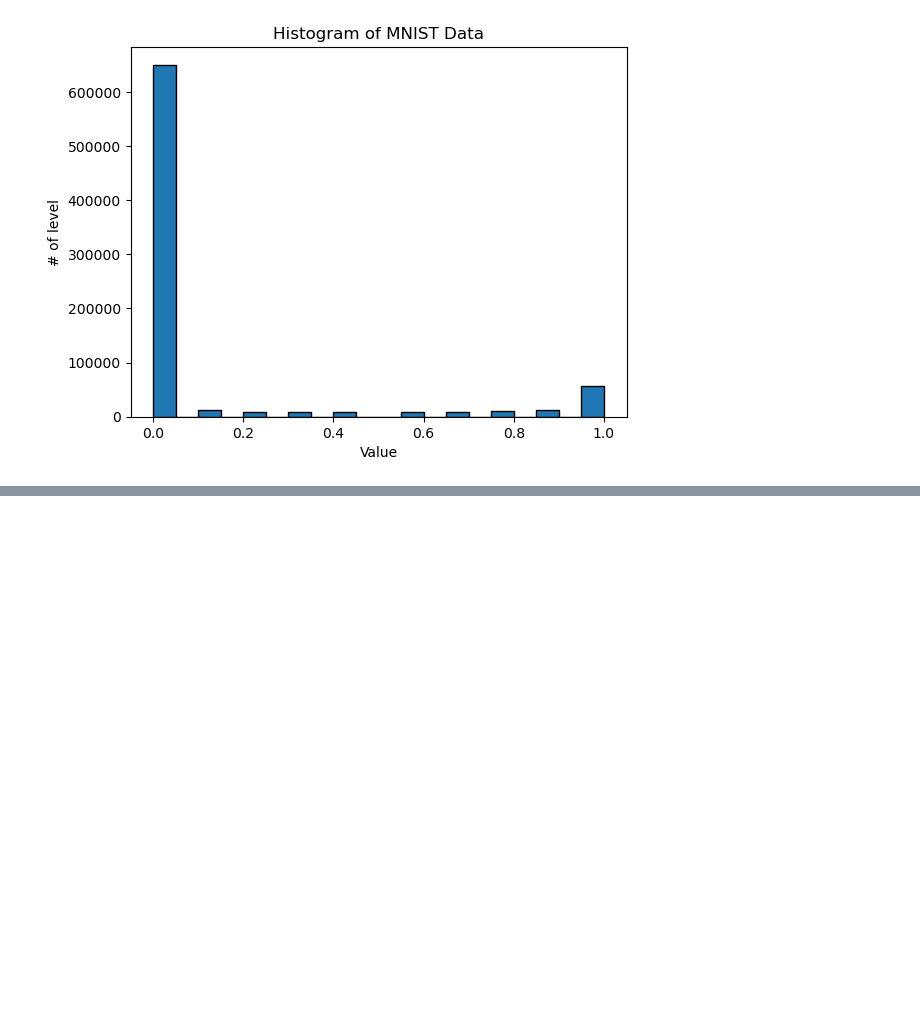
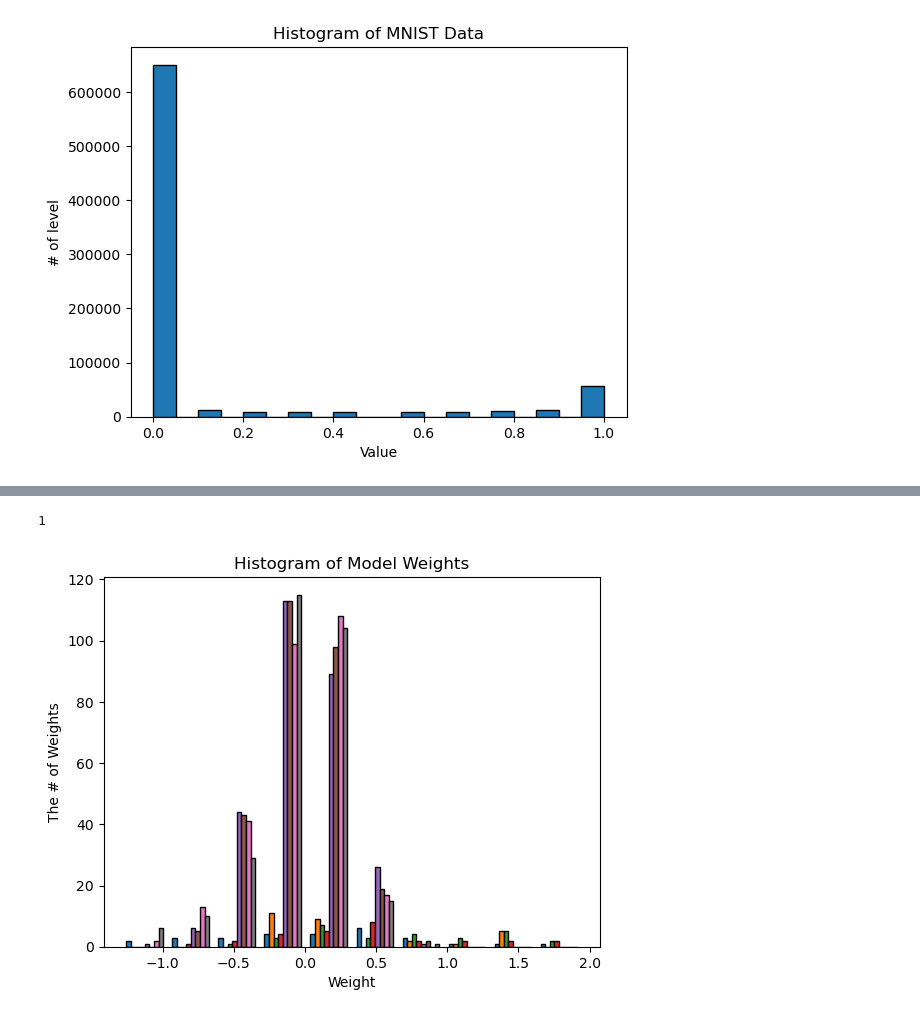
Before and after one commit to leejunseo97/NODE, a Jupyter notebook: CR_FC.ipynb, the cells around one changed output, grey strips where cells are left out. Drawn from its saved outputs; the diff is of its cells as text; code cells hidden in the pictures; blank space fills up the shorter version.

```diff
--- a/CR_FC.ipynb
+++ b/CR_FC.ipynb
@@ -50,10 +61,13 @@ Dataset MNIST
     StandardTransform
 Transform: ToTensor()
 # %%
+# MNIST 데이터셋을 원하는 레벨로 양자화 시켜 새로운 데이터셋을 만든다.
+
 from torch.utils.data import Dataset
 
 class Customdataset(Dataset):
     def __init__(self, dataset:dsets.MNIST, quantization_level = 10) -> None:
+        super(Customdataset, self).__init__()
         self.origin_dataset = dataset
         self.quantization_level = quantization_level
         return None
@@ -66,7 +80,7 @@ class Customdataset(Dataset):
         return quantized_tensor
 
     def __len__(self):
-        return len(self.x) # x 길이랑 y 길이랑 같음.
+        return len(self.origin_dataset) # 데이터셋 크기는 양자화 해도 그대로.
 
     def __getitem__(self, idx:int) -> tuple[torch.Tensor, torch.Tensor]:
         data, label = self.origin_dataset[idx]
@@ -94,2 +110,15 @@ plt.show() # Display the plot
 # %% [output]
 [figure]
+# %%
+# 데이터셋 양자화 레벨 2로 조정 및 데이터로더 생성
+BATCH_SIZE = 100
+train_custom = Customdataset(train_raw, quantization_level=2)
+test_custom = Customdataset(test_raw, quantization_level=2)
+train_loader = torch.utils.data.DataLoader(dataset=train_custom, batch_size=BATCH_SIZE, shuffle=True, drop_last=True)
+test_loader = torch.utils.data.DataLoader(dataset=test_custom, batch_size=BATCH_SIZE, shuffle=True, drop_last=True)
+
+# 데이터 로더 동작 확인
+for x,y in train_loader:
+    print('입력 데이터 형태: ', x.shape)
+    print('정답 데이터 형태: ', y.shape)
+    break
@@ -95,0 +259,6 @@ plt.show() # Display the plot
+# %%
+param_arr = []
+for idx, param in enumerate(model.cpu().parameters()):
+    param = param.detach().numpy().reshape(-1)
+    print(param.shape)
+    param_arr.append(param)
@@ -95,0 +274,16 @@ plt.show() # Display the plot
+# %%
+for idx, params in enumerate(param_arr):
+    plt.subplot(2,4,idx)
+    plt.hist(params, bins=10, edgecolor='black')
+    plt.title()
+# %% [output]
+1
+# %%
+
+plt.hist(param_arr, bins=10, edgecolor='black') # Plot the histogram with 20 bins and black edges
+plt.title('Histogram of Model Weights') # Add title to the plot
+plt.xlabel('Weight') # Label the x-axis
+plt.ylabel('The # of Weights') # Label the y-axis
+plt.show() # Display the plot
+# %% [output]
+[figure, added]
```
Also changed, not shown: parts of 7 cells of this notebook.
